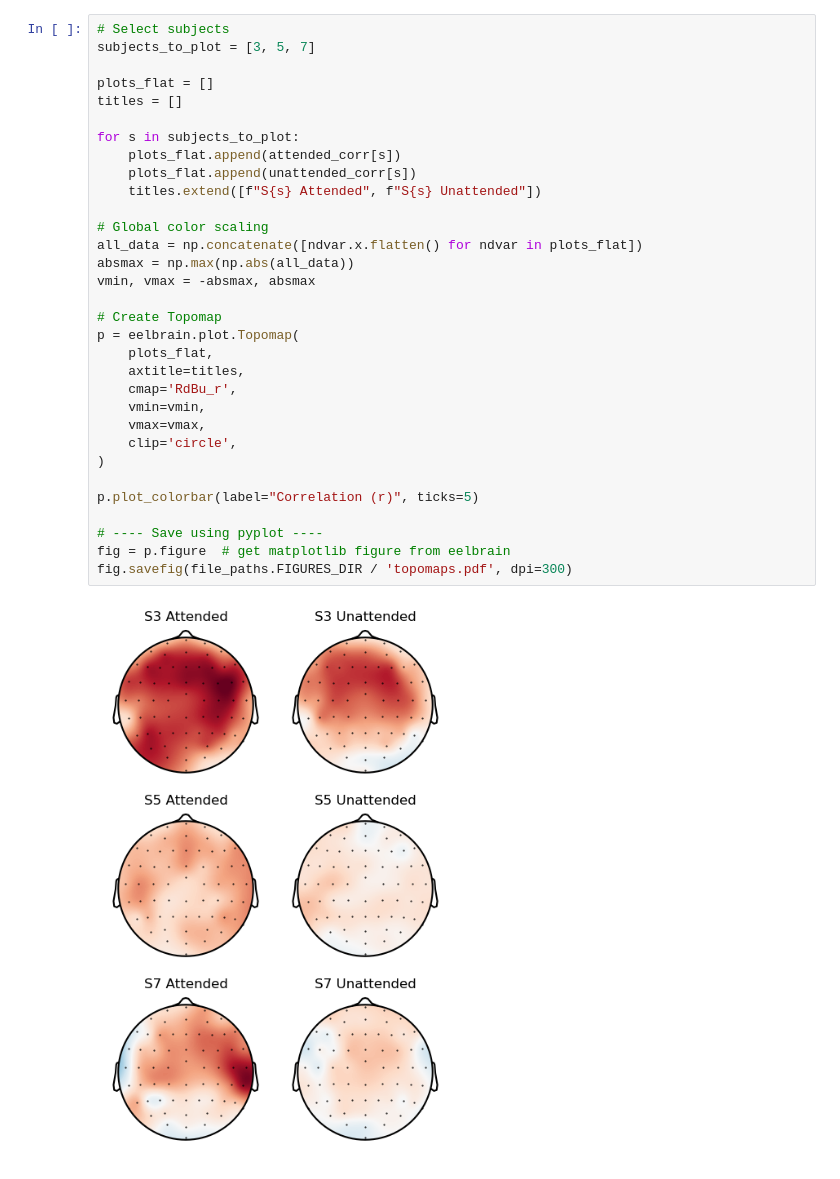
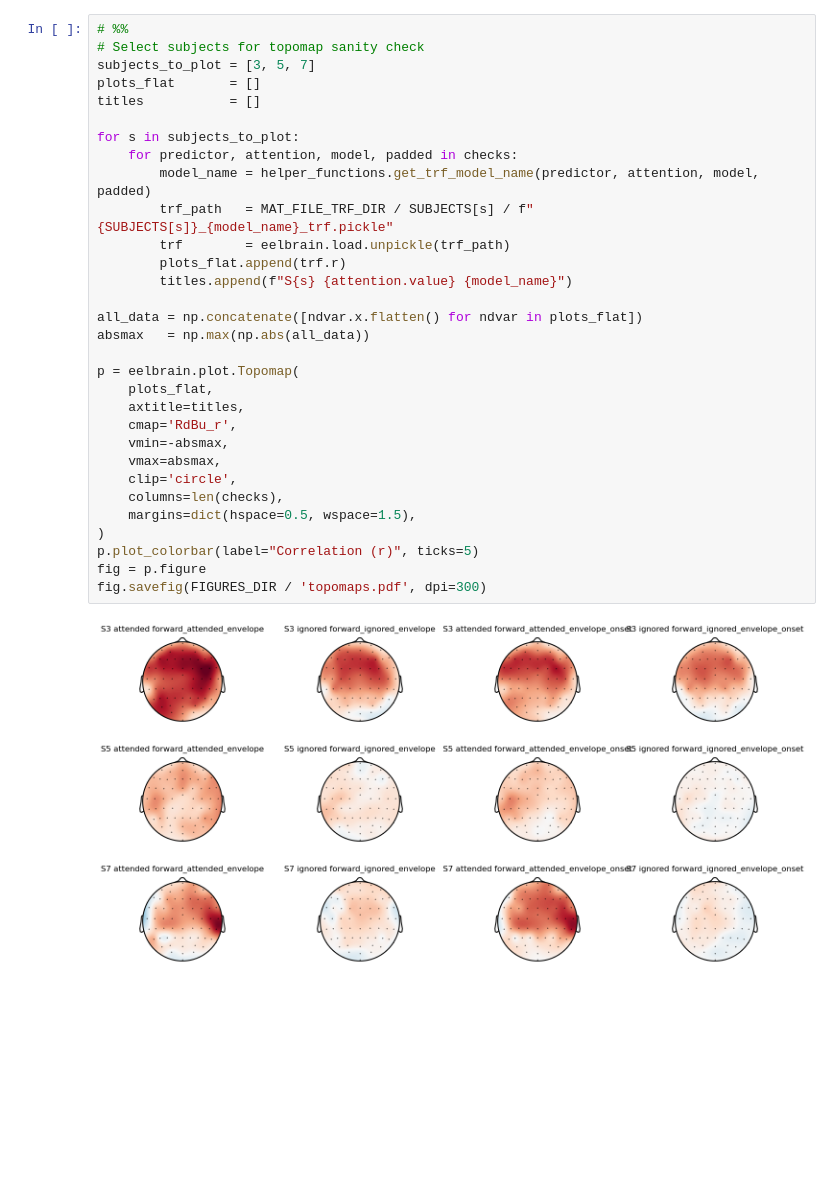
Before and after one commit to sylmester/fuglsang, a Jupyter notebook: figures/aad_topo_maps.ipynb, the cells around one changed output. Saved outputs shown, nothing was run; the diff lists cells and outputs as text; blank space fills up the shorter version.

```diff
--- a/figures/aad_topo_maps.ipynb
+++ b/figures/aad_topo_maps.ipynb
@@ -77,35 +87,34 @@ attended_corr[0], unattended_corr[0], mean_attended_corr[0], mean_unattended_cor
 # %%
-# Select subjects
+# %%
+# Select subjects for topomap sanity check
 subjects_to_plot = [3, 5, 7]
-
-plots_flat = []
-titles = []
+plots_flat       = []
+titles           = []
 
 for s in subjects_to_plot:
-    plots_flat.append(attended_corr[s])
-    plots_flat.append(unattended_corr[s])
-    titles.extend([f"S{s} Attended", f"S{s} Unattended"])
+    for predictor, attention, model, padded in checks:
+        model_name = helper_functions.get_trf_model_name(predictor, attention, model, padded)
+        trf_path   = MAT_FILE_TRF_DIR / SUBJECTS[s] / f"{SUBJECTS[s]}_{model_name}_trf.pickle"
+        trf        = eelbrain.load.unpickle(trf_path)
+        plots_flat.append(trf.r)
+        titles.append(f"S{s} {attention.value} {model_name}")
 
-# Global color scaling
 all_data = np.concatenate([ndvar.x.flatten() for ndvar in plots_flat])
-absmax = np.max(np.abs(all_data))
-vmin, vmax = -absmax, absmax
+absmax   = np.max(np.abs(all_data))
 
-# Create Topomap
 p = eelbrain.plot.Topomap(
     plots_flat,
     axtitle=titles,
     cmap='RdBu_r',
-    vmin=vmin,
-    vmax=vmax,
+    vmin=-absmax,
+    vmax=absmax,
     clip='circle',
+    columns=len(checks),
+    margins=dict(hspace=0.5, wspace=1.5),
 )
-
 p.plot_colorbar(label="Correlation (r)", ticks=5)
-
-# ---- Save using pyplot ----
-fig = p.figure  # get matplotlib figure from eelbrain
-fig.savefig(file_paths.FIGURES_DIR / 'topomaps.pdf', dpi=300)
+fig = p.figure
+fig.savefig(FIGURES_DIR / 'topomaps.pdf', dpi=300)
 # %% [output]
-[figure, old version]
+[figure, new version]
 [figure]
```
Also changed, not shown: parts of 10 cells of this notebook, 18 other files.
